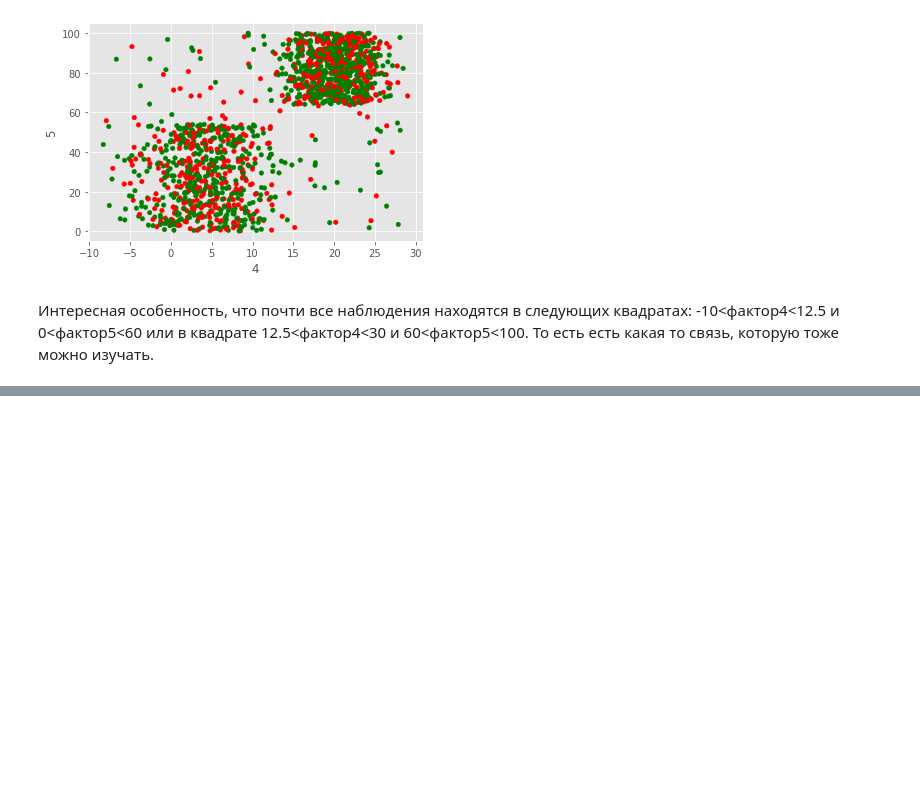
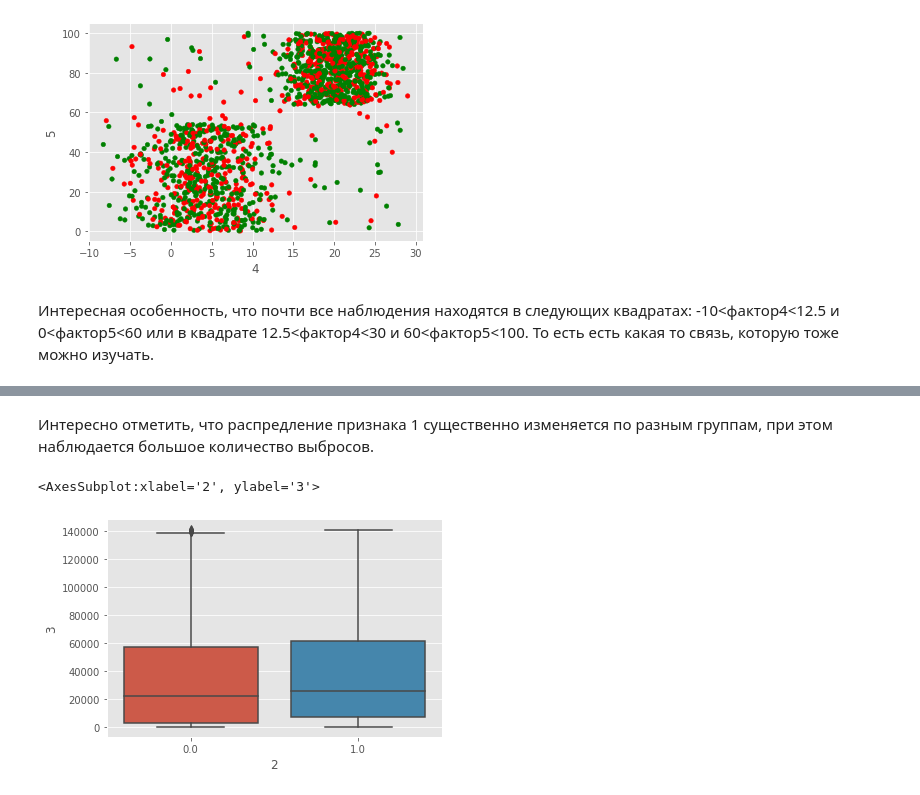
Before and after one commit to vladimirpirogov/hw_stat_IB, a Jupyter notebook: Pirogov_MHW_1_DA.ipynb, the cells around one changed output, grey strips where cells are left out. Saved outputs shown, nothing was run; the diff lists cells and outputs as text; code cells hidden in the pictures; blank space fills up the shorter version.

```diff
--- a/Pirogov_MHW_1_DA.ipynb
+++ b/Pirogov_MHW_1_DA.ipynb
@@ -131,0 +130,7 @@ df.plot.scatter(x='4', y='5', c=df['2'].replace(colors))
+# %% [markdown]
+Интересно отметить, что распредление признака 1 существенно изменяется по разным группам, при этом наблюдается большое количество выбросов.
+# %%
+sns.boxplot(data = df, x = '2', y = '3')
+# %% [output]
+<AxesSubplot:xlabel='2', ylabel='3'>
+[figure, added]
```
Also changed, not shown: parts of 12 cells of this notebook.
